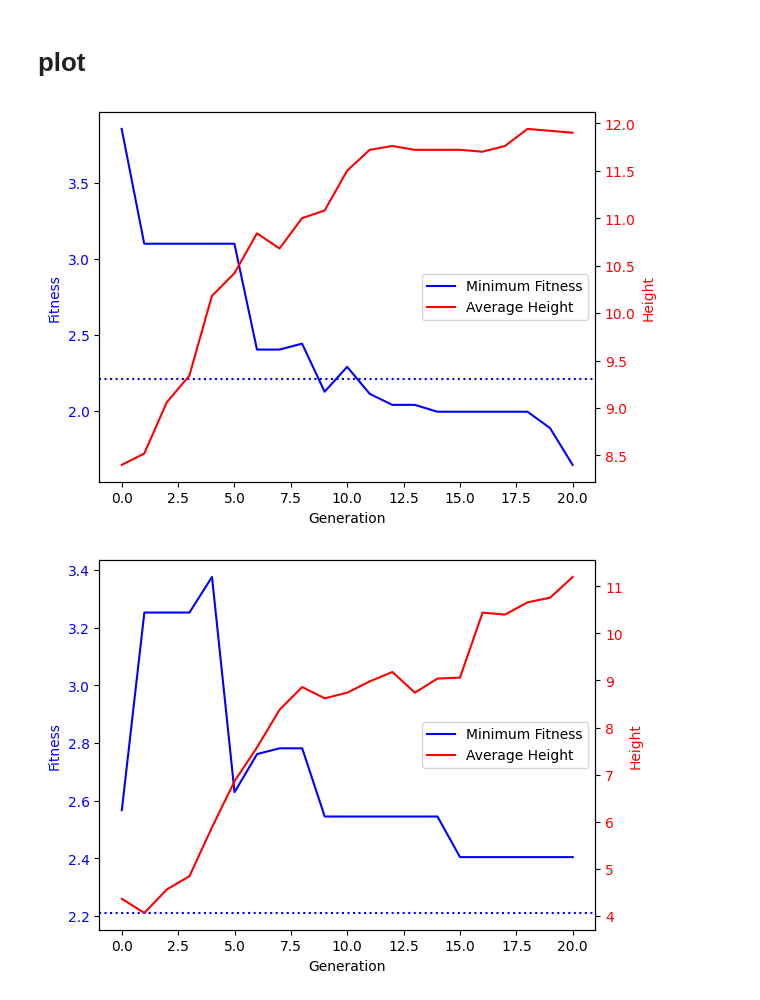
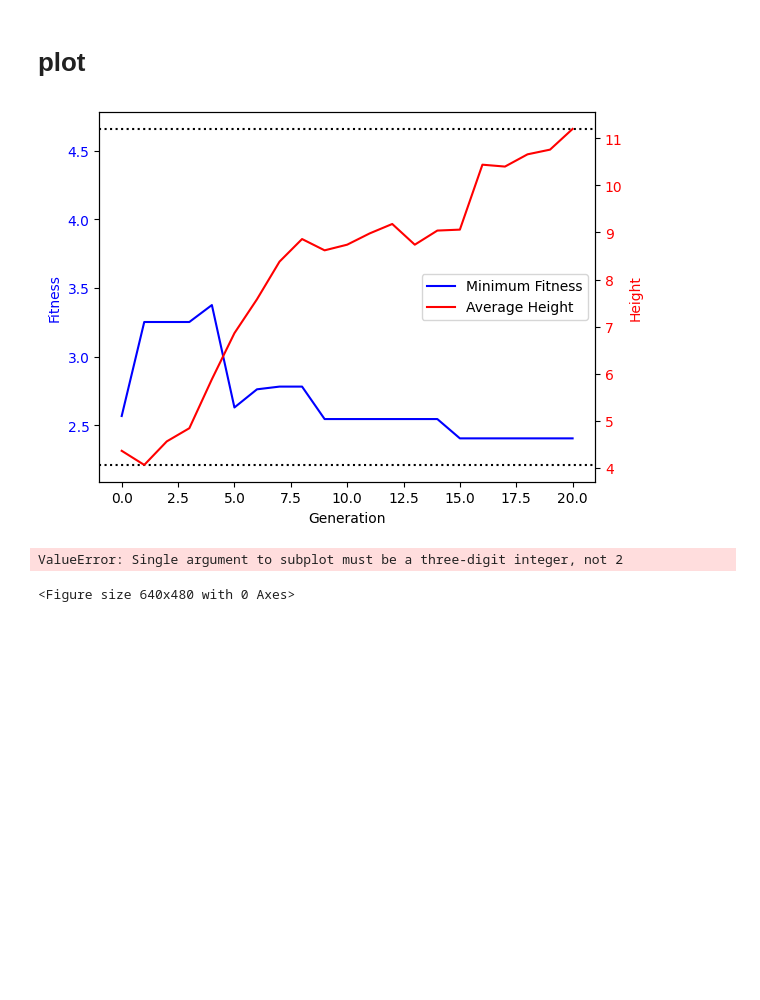
Before and after one commit to andreg24/PSO_GP_project, a Jupyter notebook: gp.ipynb, the cells around one changed output. Cells and saved outputs as stored; diff of their text form; code cells hidden in the pictures; blank space fills up the shorter version.

```diff
--- a/gp.ipynb
+++ b/gp.ipynb
@@ -169,19 +170,19 @@ def GP_RUN(name=None):
         mstats.register("min", np.min)
         mstats.register("max", np.max)
 
-        pop, log = algorithms.eaSimple(pop, toolbox, 0.5, 0.2, ngen=20, stats=mstats,
+        pop, log = algorithms.eaSimple(pop, toolbox, 0.3, 0.2, ngen=20, stats=mstats,
                                     halloffame=hof, verbose=False)
         # doesn't recompute individuals that do not change
         if name is not None:
-            save_hof(hof, f'logs/hof_{name}')
-            save_pop(pop, f'logs/pop_{name}')
-            save_log(log, f'logs/log_{name}')
+            save_hof(hof, f'logs/hof_{name}.pkl')
+            save_pop(pop, f'logs/pop_{name}.pkl')
+            save_log(log, f'logs/log_{name}.pkl')
 
         return pop, log, hof
     return gp_run()
 # %%
 if gp_run_check:
-    pop, log, hof = GP_RUN(name='shrink_0.1')
+    pop, log, hof = GP_RUN(name='shrink_mut03')
 
 # 0.5, 0.1, 50*20, uniform -> 25
 # %% [output]
@@ -242,5 +228,5 @@ log_uni = load_log()
 # %%
-def plot(log):
+def plot_log(log):
     gen = log.select("gen")
     fit_mins = log.chapters["fitness"].select("min")
     size_avgs = log.chapters["height"].select("avg")
@@ -251,7 +237,8 @@ def plot(log):
     line1 = ax1.plot(gen, fit_mins, "b-", label="Minimum Fitness")
     ax1.set_xlabel("Generation")
     ax1.set_ylabel("Fitness", color="b")
-    ax1.axhline(y = 2.21, color = 'b', linestyle = ':')
+    ax1.axhline(y = 2.21, color = 'black', linestyle = ':')
+    ax1.axhline(y = 4.66, color = 'black', linestyle = ':')
     for tl in ax1.get_yticklabels():
         tl.set_color("b")
 
@@ -267,9 +254,14 @@ def plot(log):
 
     return plt
 # %%
-plt = plot(log)
-plt2 = plot(log_uni)
+# plt = plot(log)
+plt2 = plot_log(log_uni)
 plt.show()
 # %% [output]
-[figure, old version]
+[figure, new version]
-[figure, removed]
+# %%
+fig, axs = plt.subplot(2)
+axs[0] = plot_log(log_uni)
+# %% [output]
+ValueError: Single argument to subplot must be a three-digit integer, not 2
+<Figure size 640x480 with 0 Axes>
```
Also changed, not shown: parts of 7 cells of this notebook, 4 other files.
